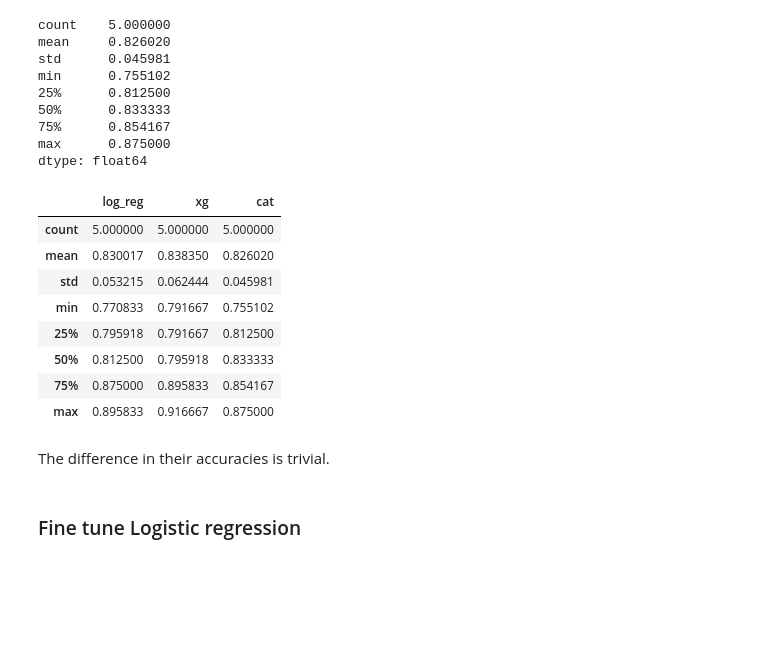
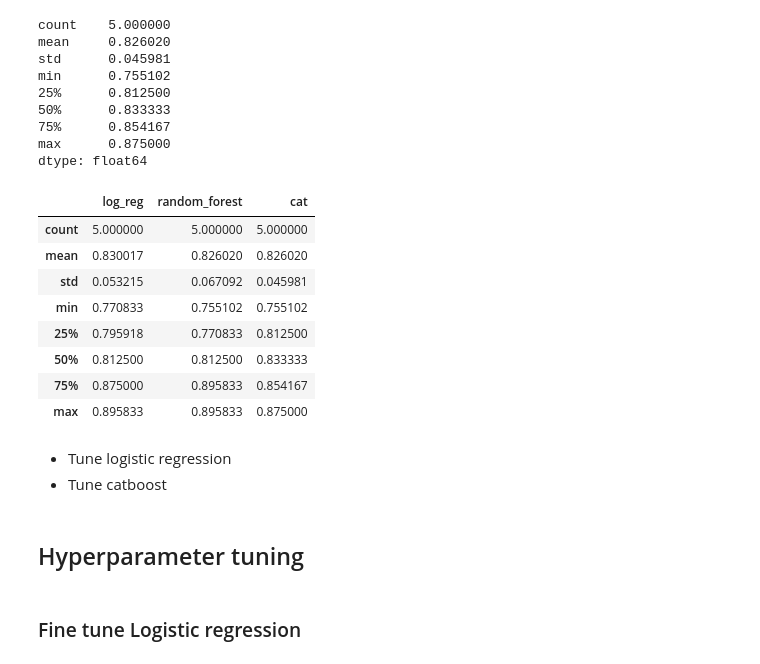
Before and after one commit to utility001/heart-disease-prediction, a Jupyter notebook: modelling.ipynb, the cells around one changed output. Drawn from its saved outputs; the diff is of its cells as text; code cells hidden in the pictures; blank space fills up the shorter version.

```diff
--- a/modelling.ipynb
+++ b/modelling.ipynb
@@ -36,15 +37,19 @@ from ipywidgets import interact, widgets
 import pickle
 # %%
 # This wrangle function contains all the transformations done in the EDA section
+
 def wrangle():
+    """
+    Returns X_train, y_train, X_test, y_test
+    """
     df = pd.read_csv("dataset/archive/heart.csv")
     # Train test split
     df = df.drop_duplicates(keep='first')
     # split into train and test set
     train, test = train_test_split(df, test_size=0.2, random_state=42, stratify=df['target'])
-    # feature and label
+
+    # split into feature and label
     target_col = 'target'
-    # split into feature and label
     X_train  = train.drop(columns=['target'])
     y_train = train['target']
     X_test  = test.drop(columns=['target'])
@@ -221,20 +221,23 @@ dtype: float64
 # %%
 pd.DataFrame({
     'log_reg': lr_desc,
-    'xg': rfc_desc,
+    'random_forest': rfc_desc,
     'cat': cat_desc
 })
 # %% [output]
-|  | log_reg | xg | cat |
+|  | log_reg | random_forest | cat |
 | count | 5.000000 | 5.000000 | 5.000000 |
-| mean | 0.830017 | 0.838350 | 0.826020 |
-| std | 0.053215 | 0.062444 | 0.045981 |
-| min | 0.770833 | 0.791667 | 0.755102 |
-| 25% | 0.795918 | 0.791667 | 0.812500 |
-| 50% | 0.812500 | 0.795918 | 0.833333 |
+| mean | 0.830017 | 0.826020 | 0.826020 |
+| std | 0.053215 | 0.067092 | 0.045981 |
+| min | 0.770833 | 0.755102 | 0.755102 |
+| 25% | 0.795918 | 0.770833 | 0.812500 |
+| 50% | 0.812500 | 0.812500 | 0.833333 |
 | 75% | 0.875000 | 0.895833 | 0.854167 |
-| max | 0.895833 | 0.916667 | 0.875000 |
+| max | 0.895833 | 0.895833 | 0.875000 |
-# %% [markdown]
-The difference in their accuracies is trivial.
+# %% [markdown]
++ Tune logistic regression
++ Tune catboost
+# %% [markdown]
+## Hyperparameter tuning
 # %% [markdown]
 ### Fine tune Logistic regression
```
Also changed, not shown: parts of 35 cells of this notebook, 3 other files.
